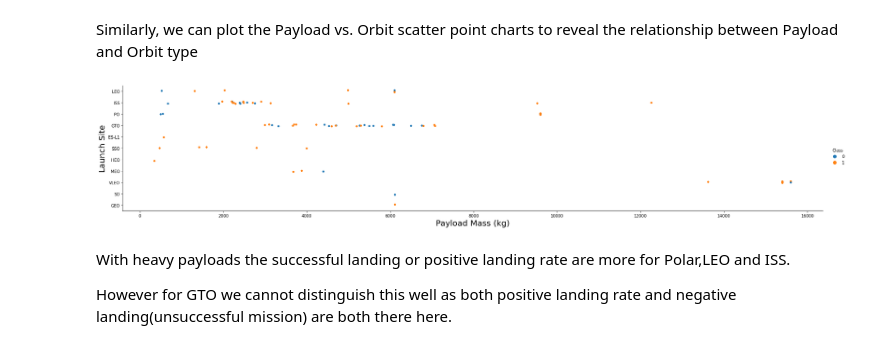
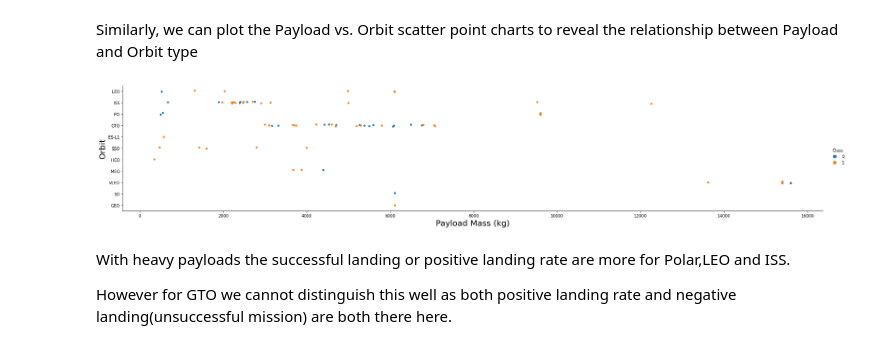
Before and after one commit to RossM429/IBM_Capstone_Project, a Jupyter notebook: jupyter-labs-eda-dataviz.ipynb, the cells around one changed output. Drawn from its saved outputs; the diff is of its cells as text; code cells hidden in the pictures.

```diff
--- a/jupyter-labs-eda-dataviz.ipynb
+++ b/jupyter-labs-eda-dataviz.ipynb
@@ -142,11 +142,11 @@ Similarly, we can plot the Payload vs. Orbit scatter point charts to reveal the
 # %%
 # Plot a scatter point chart with x axis to be Payload and y axis to be the Orbit, and hue to be the class value
 sns.catplot(x="PayloadMass", y="Orbit", hue="Class", data=df, aspect = 5)
 plt.xlabel("Payload Mass (kg)",fontsize=20)
-plt.ylabel("Launch Site",fontsize=20)
+plt.ylabel("Orbit",fontsize=20)
 plt.show()
 # %% [output]
-[figure, old version]
+[figure, new version]
 # %% [markdown]
 With heavy payloads the successful landing or positive landing rate are more for Polar,LEO and ISS.
 
```
Also changed, not shown: parts of 3 cells of this notebook, 2 other files.
